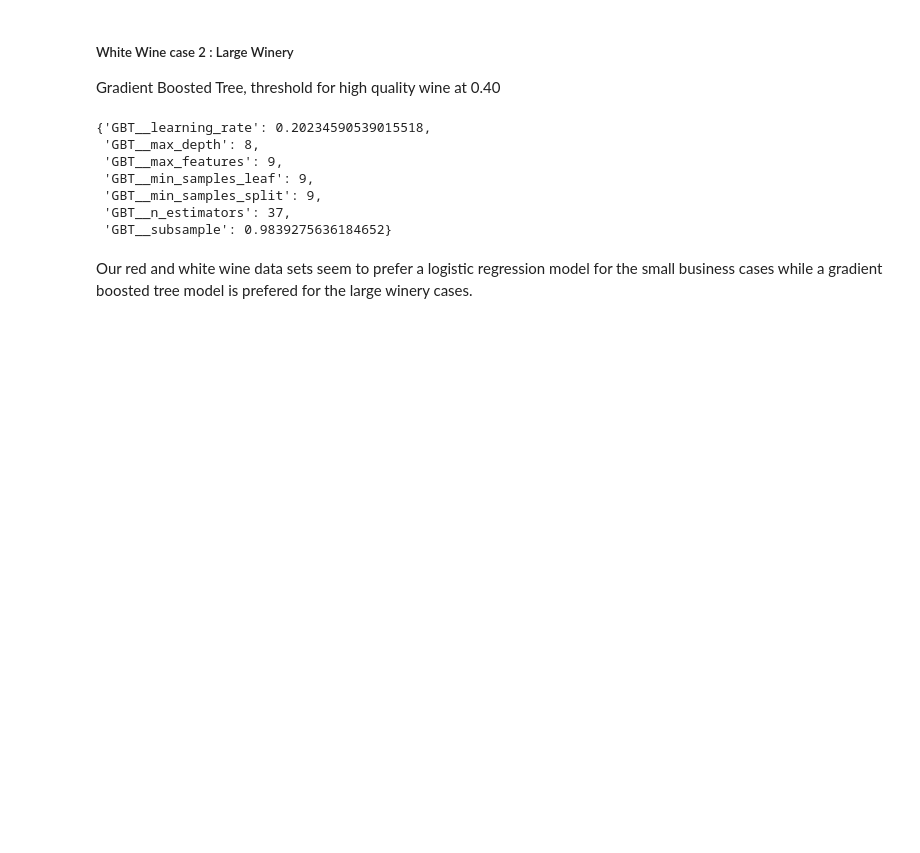
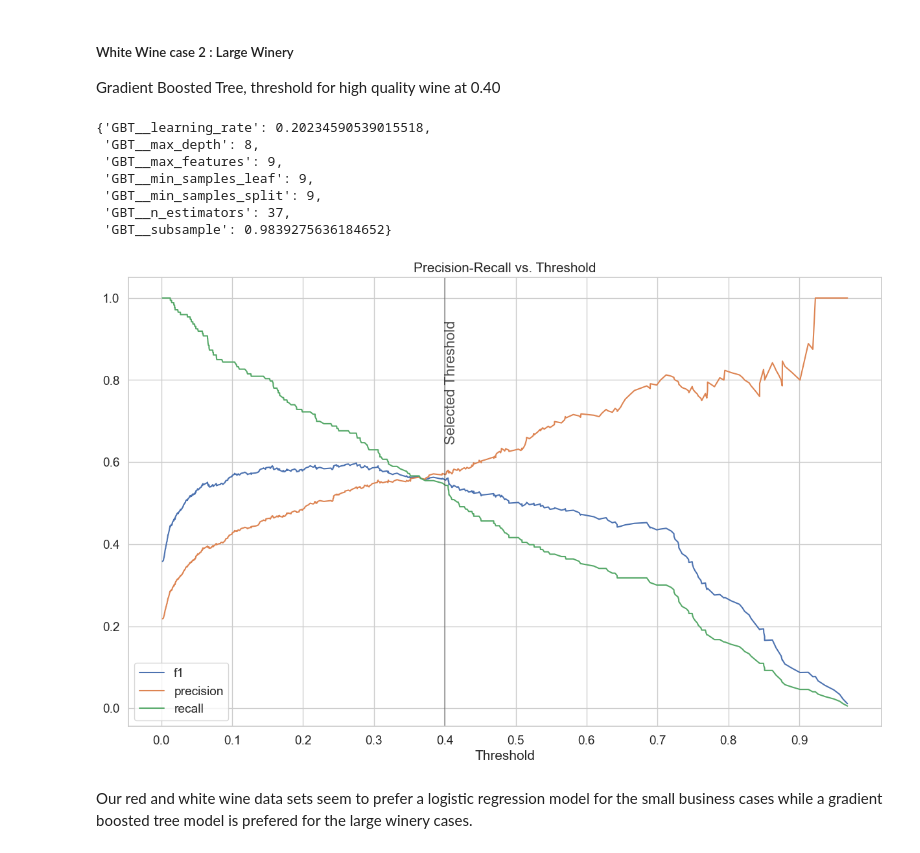
Before and after one commit to clementchen163/Wine-Quality, a Jupyter notebook: 4. Modeling/Wine Quality Modeling.ipynb, the cells around one changed output. Drawn from its saved outputs; the diff is of its cells as text; code cells hidden in the pictures; blank space fills up the shorter version.

```diff
--- a/4. Modeling/Wine Quality Modeling.ipynb
+++ b/4. Modeling/Wine Quality Modeling.ipynb
@@ -616,5 +628,9 @@ GBT_cv_white.best_params_
  'GBT__min_samples_split': 9,
  'GBT__n_estimators': 37,
  'GBT__subsample': 0.9839275636184652}
+# %%
+threshold_chart(GBT_cv_white, X_test_white, y_test_white, threshold=0.40)
+# %% [output]
+[figure, added]
 # %% [markdown]
 Our red and white wine data sets seem to prefer a logistic regression model for the small business cases while a gradient boosted tree model is prefered for the large winery cases.
```
Also changed, not shown: parts of 17 cells of this notebook, 38 other files.
